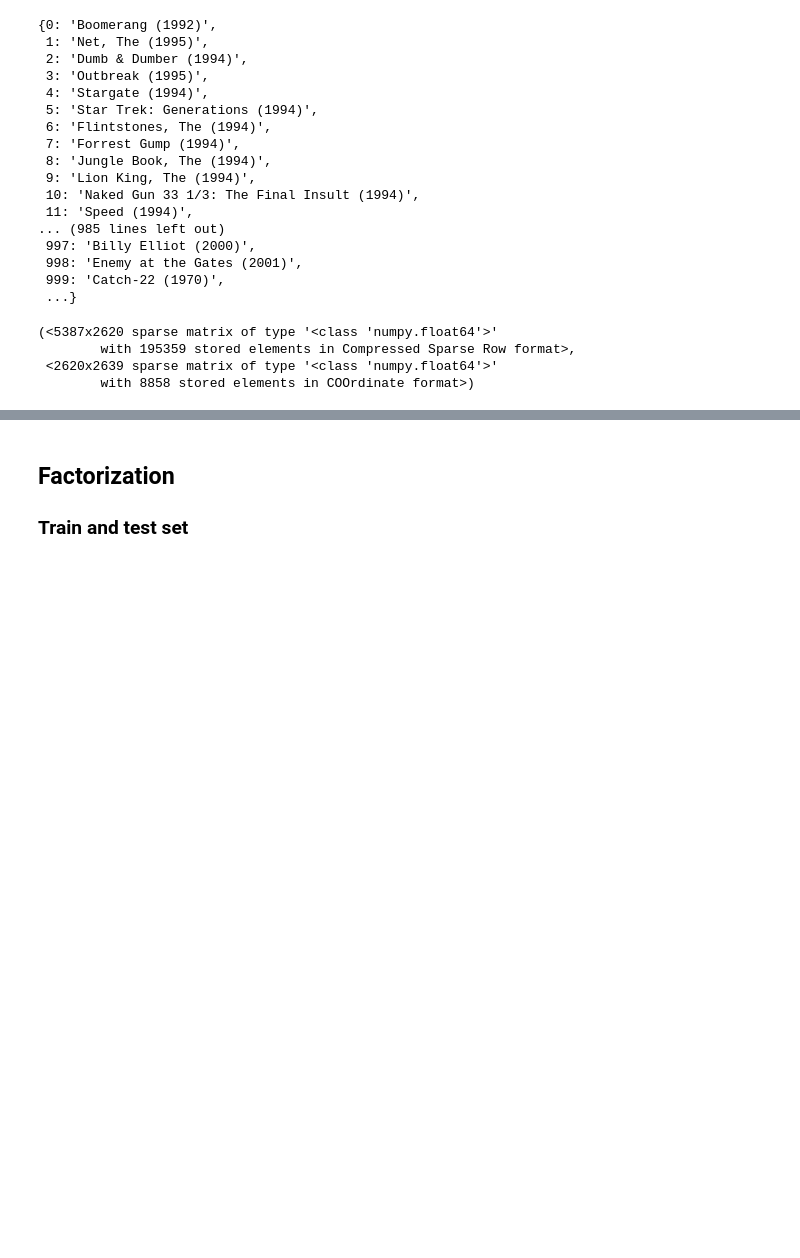
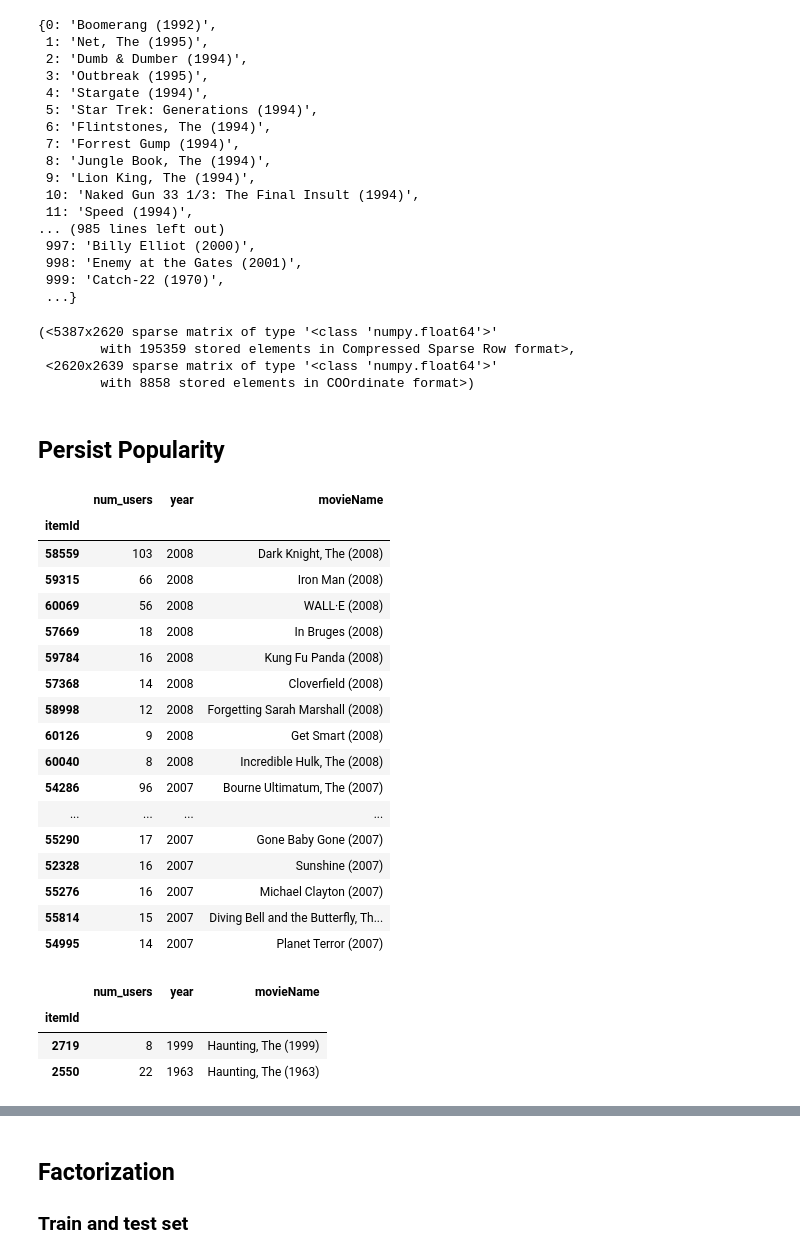
Before and after one commit to krsnewwave/kedro-prod-reco-tutorial, a Jupyter notebook: notebooks/Explore-Data.ipynb, the cells around one changed output, grey strips where cells are left out. Drawn from its saved outputs; the diff is of its cells as text; code cells hidden in the pictures; blank space fills up the shorter version.

```diff
--- a/notebooks/Explore-Data.ipynb
+++ b/notebooks/Explore-Data.ipynb
@@ -147,3 +167,46 @@ interactions, sp_item_feats
         with 195359 stored elements in Compressed Sparse Row format>,
  <2620x2639 sparse matrix of type '<class 'numpy.float64'>'
         with 8858 stored elements in COOrdinate format>)
+# %% [markdown]
+## Persist Popularity
+# %%
+# get popularity
+df_item_pop = df_txn.groupby(ITEM_ID)[USER_ID].nunique().to_frame("num_users")
+
+# extract year
+series_year = df_items["movieName"].str.extract(r"(\([0-9]{4}\))", expand=False)
+series_year = series_year.str.replace(r"\(|\)","", regex=True).astype(np.int32).to_frame("year")
+
+# left join
+df_item_rank = df_item_pop.join(series_year).join(df_items["movieName"])
+# fill null years by minimum
+df_item_rank["year"] = df_item_rank["year"].fillna(df_item_rank["year"].min())
+# sort
+df_item_rank = df_item_rank.sort_values(by=["year", "num_users"], ascending=[False, False])
+df_item_rank[:40]
+# %% [output]
+|  | num_users | year | movieName |
+| itemId |  |  |  |
+| 58559 | 103 | 2008 | Dark Knight, The (2008) |
+| 59315 | 66 | 2008 | Iron Man (2008) |
+| 60069 | 56 | 2008 | WALL·E (2008) |
+| 57669 | 18 | 2008 | In Bruges (2008) |
+| 59784 | 16 | 2008 | Kung Fu Panda (2008) |
+| 57368 | 14 | 2008 | Cloverfield (2008) |
+| 58998 | 12 | 2008 | Forgetting Sarah Marshall (2008) |
+| 60126 | 9 | 2008 | Get Smart (2008) |
+| 60040 | 8 | 2008 | Incredible Hulk, The (2008) |
+| 54286 | 96 | 2007 | Bourne Ultimatum, The (2007) |
+| ... | ... | ... | ... |
+| 55290 | 17 | 2007 | Gone Baby Gone (2007) |
+| 52328 | 16 | 2007 | Sunshine (2007) |
+| 55276 | 16 | 2007 | Michael Clayton (2007) |
+| 55814 | 15 | 2007 | Diving Bell and the Butterfly, Th... |
+| 54995 | 14 | 2007 | Planet Terror (2007) |
+# %%
+df_item_rank[df_item_rank["movieName"].str.contains("Haunting")]
+# %% [output]
+|  | num_users | year | movieName |
+| itemId |  |  |  |
+| 2719 | 8 | 1999 | Haunting, The (1999) |
+| 2550 | 22 | 1963 | Haunting, The (1963) |
```
Also changed, not shown: parts of 7 cells of this notebook, 14 other files.
